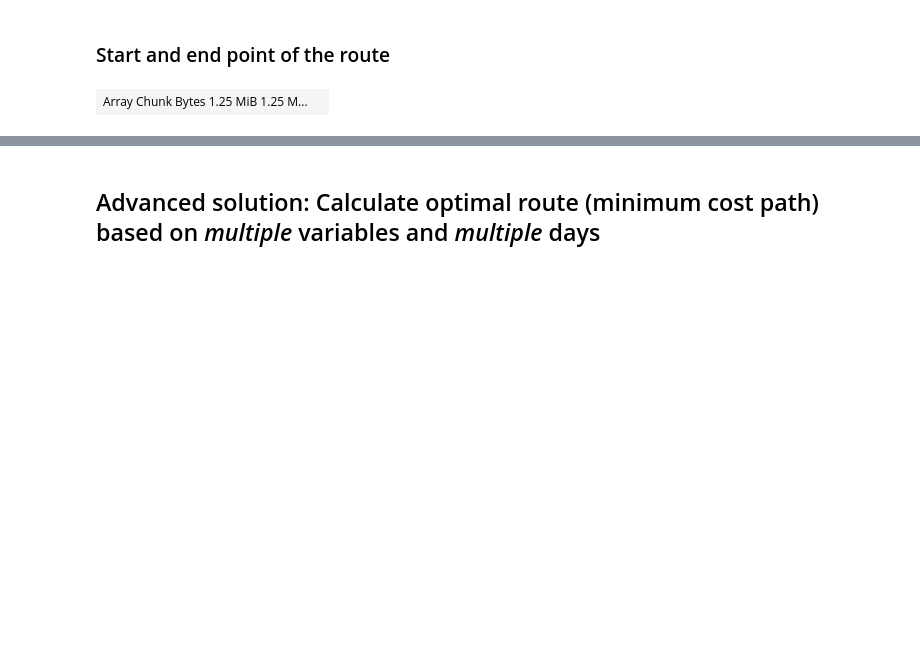
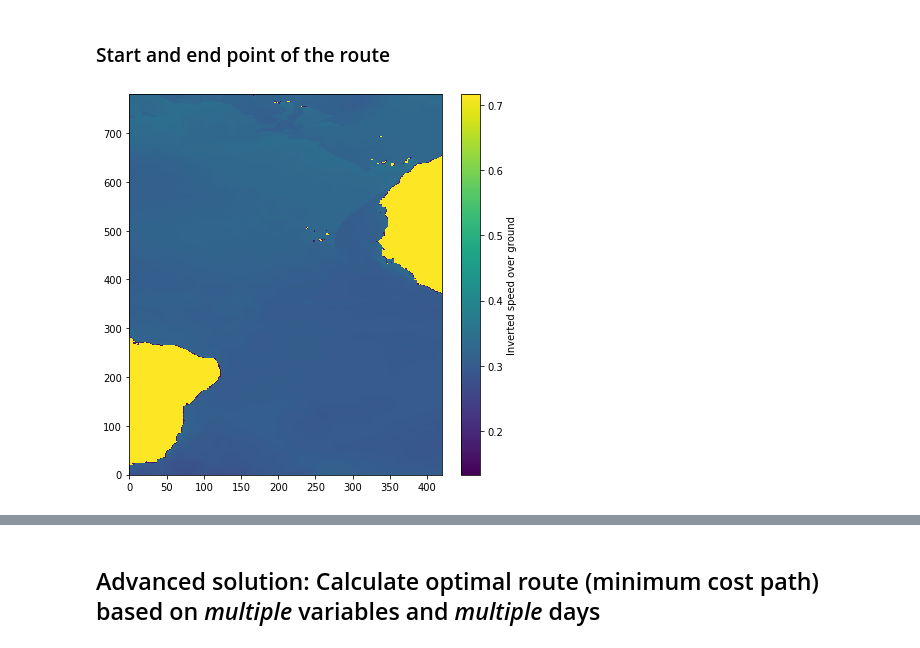
Before and after one commit to jonathom/cop_marine, a Jupyter notebook: Model_building.ipynb, the cells around one changed output, grey strips where cells are left out. Drawn from its saved outputs; the diff is of its cells as text; code cells hidden in the pictures; blank space fills up the shorter version.

```diff
--- a/Model_building.ipynb
+++ b/Model_building.ipynb
@@ -189,20 +242,12 @@ start = (start_lat, start_lon)
 end = (end_lat, end_lon)
 # %%
 wh_costs = wave_height.data
+wd_costs = wave_dir.data
+temp_costs = temp.data
+sal_costs = sal.data
+
 # Set NaN values to large wh_costs as the algorithm cannot handle NaNs
 wh_costs[np.isnan(wh_costs)] = 2 * np.nanmax(wh_costs)
-
-wd_costs = wave_dir.data
 wd_costs[np.isnan(wd_costs)] = 2 * np.nanmax(wd_costs)
-
-temp_costs = temp.data
 temp_costs[np.isnan(temp_costs)] = 2 * np.nanmax(temp_costs)
-
-sal_costs = sal.data
 sal_costs[np.isnan(sal_costs)] = 2 * np.nanmax(sal_costs)
-
-# Weight come from linear regression
-costs = 0.14661334*wh_costs + 0.04047778*wd_costs + 0.13590311*temp_costs + 0.08404383*sal_costs
-costs
-# %% [output]
-| Array Chunk Bytes 1.25 MiB 1.25 M... |  |
@@ -209,3 +275,16 @@ costs
+# %%
+x = (temp_costs - np.mean(temp_costs)) / np.std(temp_costs)
+
+# Plot modelled speed
+plt.figure(figsize=(7,7))
+
+# Costs
+plt.imshow(inverted_speed, aspect='auto')#, vmin=np.min(wd_costs), vmax=np.max(wd_costs))
+plt.gca().invert_yaxis()
+plt.colorbar(label='Inverted speed over ground')
+plt.show()
+# %% [output]
+[figure, added]
 # %%
 from skimage.graph import route_through_array
 
```
Also changed, not shown: parts of 9 cells of this notebook.
